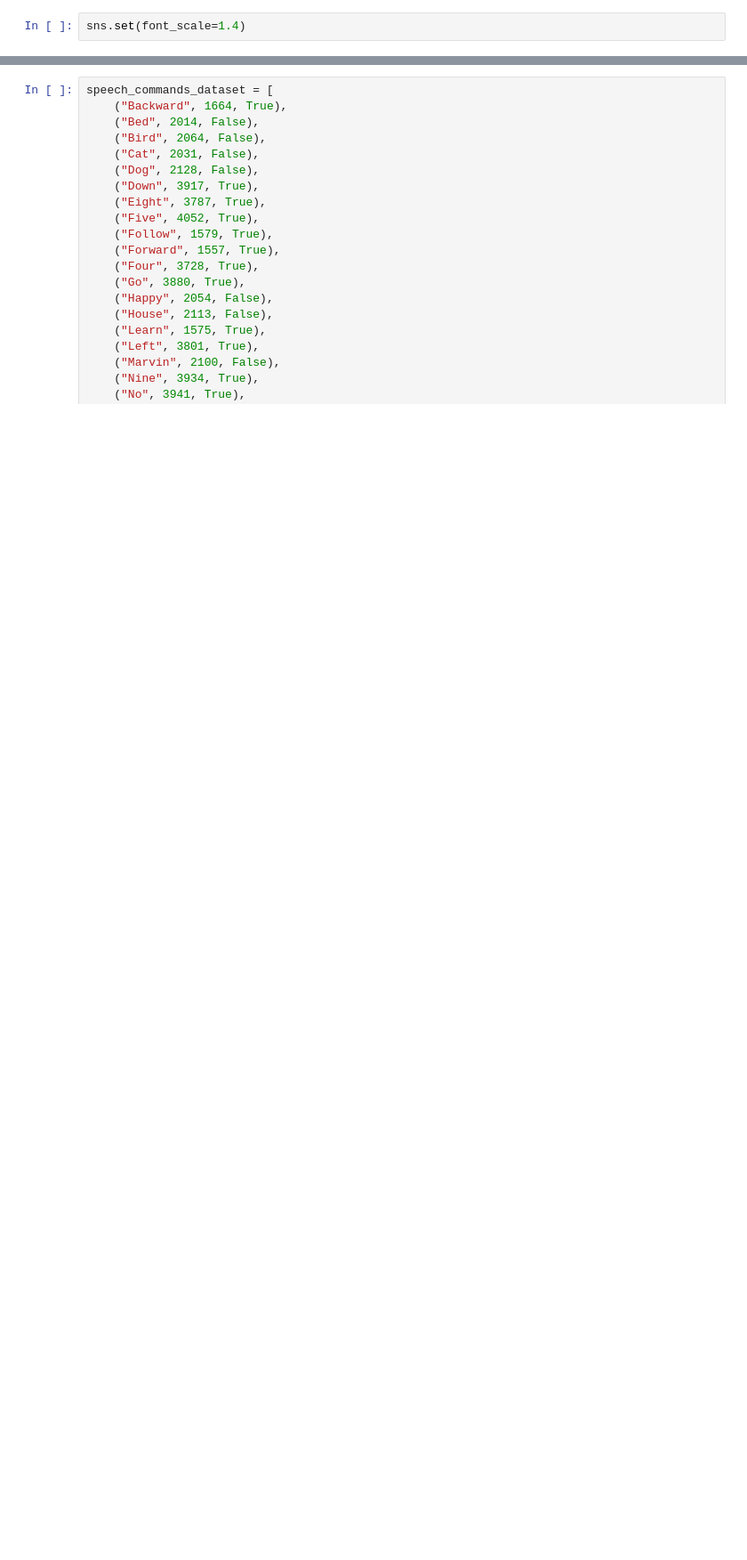
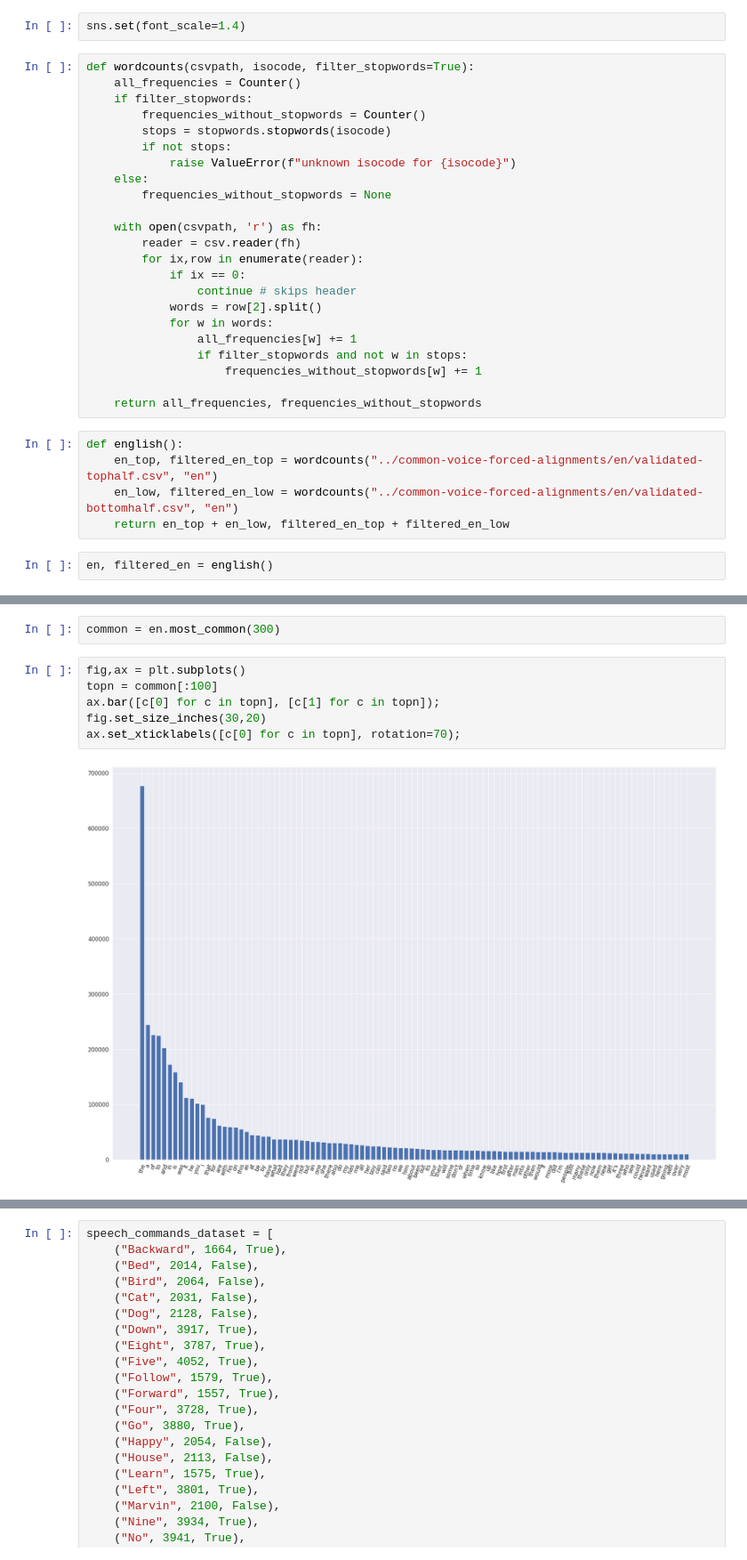
Before and after one commit to harvard-edge/multilingual_kws, a Jupyter notebook: WordCounts.ipynb, the cells around one changed output, grey strips where cells are left out. Shown at 89% size. Saved outputs shown, nothing was run; the diff lists cells and outputs as text; blank space fills up the shorter version.

Commit message:
looking at word frequencies

```diff
--- a/WordCounts.ipynb
+++ b/WordCounts.ipynb
@@ -11,2 +14,32 @@ import functools
 # %%
 sns.set(font_scale=1.4)
+# %%
+def wordcounts(csvpath, isocode, filter_stopwords=True):
+    all_frequencies = Counter()
+    if filter_stopwords:
+        frequencies_without_stopwords = Counter()
+        stops = stopwords.stopwords(isocode)
+        if not stops:
+            raise ValueError(f"unknown isocode for {isocode}")
+    else:
+        frequencies_without_stopwords = None
+
+    with open(csvpath, 'r') as fh:
+        reader = csv.reader(fh)
+        for ix,row in enumerate(reader):
+            if ix == 0:
+                continue # skips header
+            words = row[2].split()
+            for w in words:
+                all_frequencies[w] += 1
+                if filter_stopwords and not w in stops:
+                    frequencies_without_stopwords[w] += 1
+
+    return all_frequencies, frequencies_without_stopwords
+# %%
+def english():
+    en_top, filtered_en_top = wordcounts("../common-voice-forced-alignments/en/validated-tophalf.csv", "en")
+    en_low, filtered_en_low = wordcounts("../common-voice-forced-alignments/en/validated-bottomhalf.csv", "en")
+    return en_top + en_low, filtered_en_top + filtered_en_low
+# %%
+en, filtered_en = english()
@@ -12,0 +106,10 @@ sns.set(font_scale=1.4)
+# %%
+common = en.most_common(300)
+# %%
+fig,ax = plt.subplots()
+topn = common[:100]
+ax.bar([c[0] for c in topn], [c[1] for c in topn]);
+fig.set_size_inches(30,20)
+ax.set_xticklabels([c[0] for c in topn], rotation=70);
+# %% [output]
+[figure, added]
```
Also changed, not shown: parts of 8 cells of this notebook.
